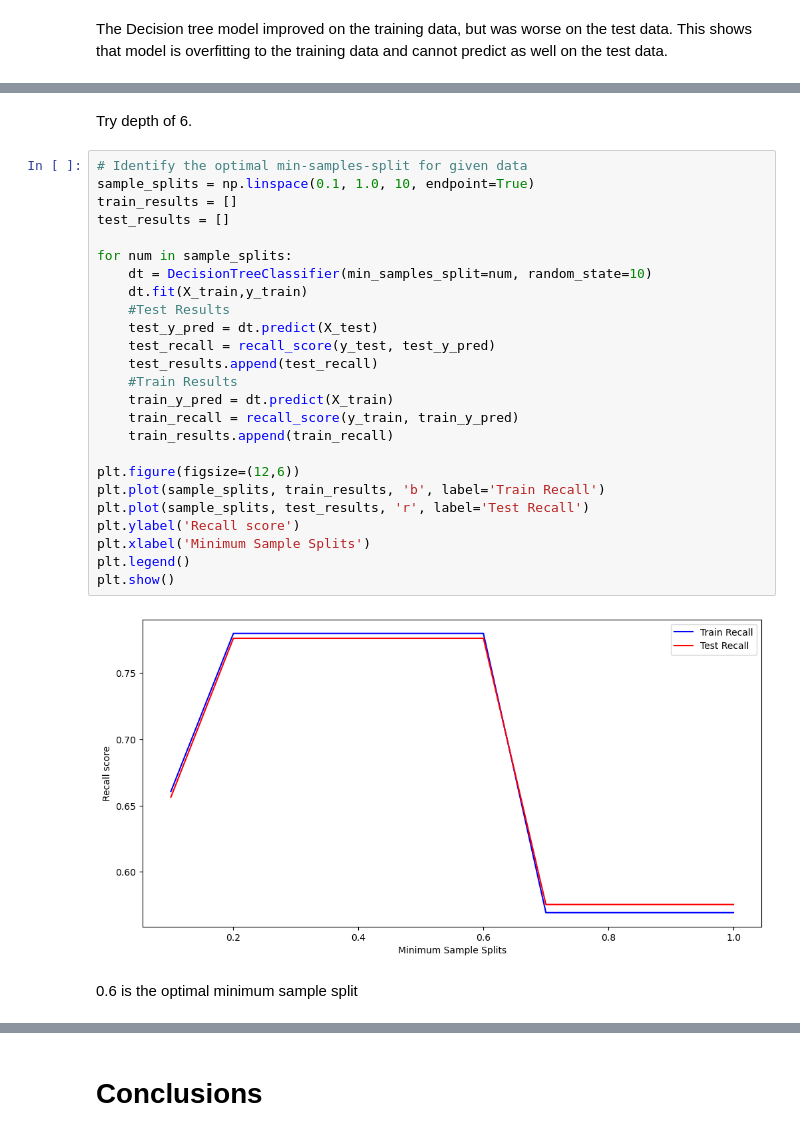
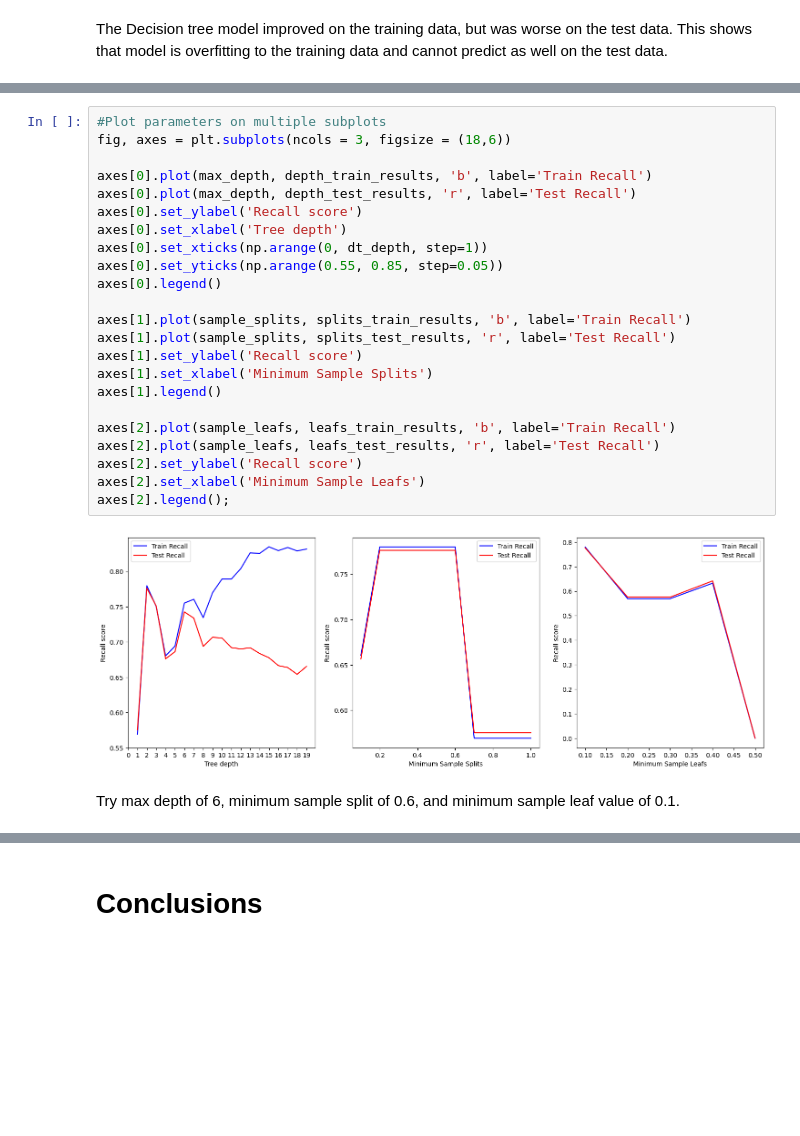
Before and after one commit to mkearns17/Flu-Vaccine-Classification, a Jupyter notebook: jupyter_notebook.ipynb, the cells around one changed output, grey strips where cells are left out. Cells and saved outputs as stored; diff of their text form; blank space fills up the shorter version.

```diff
--- a/jupyter_notebook.ipynb
+++ b/jupyter_notebook.ipynb
@@ -241,31 +316,27 @@ plt.show()
+# %%
+#Plot parameters on multiple subplots
+fig, axes = plt.subplots(ncols = 3, figsize = (18,6))
+
+axes[0].plot(max_depth, depth_train_results, 'b', label='Train Recall')
+axes[0].plot(max_depth, depth_test_results, 'r', label='Test Recall')
+axes[0].set_ylabel('Recall score')
+axes[0].set_xlabel('Tree depth')
+axes[0].set_xticks(np.arange(0, dt_depth, step=1))
+axes[0].set_yticks(np.arange(0.55, 0.85, step=0.05))
+axes[0].legend()
+
+axes[1].plot(sample_splits, splits_train_results, 'b', label='Train Recall')
+axes[1].plot(sample_splits, splits_test_results, 'r', label='Test Recall')
+axes[1].set_ylabel('Recall score')
+axes[1].set_xlabel('Minimum Sample Splits')
+axes[1].legend()
+
+axes[2].plot(sample_leafs, leafs_train_results, 'b', label='Train Recall')
+axes[2].plot(sample_leafs, leafs_test_results, 'r', label='Test Recall')
+axes[2].set_ylabel('Recall score')
+axes[2].set_xlabel('Minimum Sample Leafs')
+axes[2].legend();
+# %% [output]
+[figure, added]
 # %% [markdown]
-Try depth of 6.
+Try max depth of 6, minimum sample split of 0.6, and minimum sample leaf value of 0.1.
-# %%
-# Identify the optimal min-samples-split for given data
-sample_splits = np.linspace(0.1, 1.0, 10, endpoint=True)
-train_results = []
-test_results = []
-
-for num in sample_splits:
-    dt = DecisionTreeClassifier(min_samples_split=num, random_state=10)
-    dt.fit(X_train,y_train)
-    #Test Results
-    test_y_pred = dt.predict(X_test)
-    test_recall = recall_score(y_test, test_y_pred)
-    test_results.append(test_recall)
-    #Train Results
-    train_y_pred = dt.predict(X_train)
-    train_recall = recall_score(y_train, train_y_pred)
-    train_results.append(train_recall)
-
-plt.figure(figsize=(12,6))
-plt.plot(sample_splits, train_results, 'b', label='Train Recall')
-plt.plot(sample_splits, test_results, 'r', label='Test Recall')
-plt.ylabel('Recall score')
-plt.xlabel('Minimum Sample Splits')
-plt.legend()
-plt.show()
-# %% [output]
-[figure, removed]
-# %% [markdown]
-0.6 is the optimal minimum sample split
```
Also changed, not shown: parts of 40 cells of this notebook.
